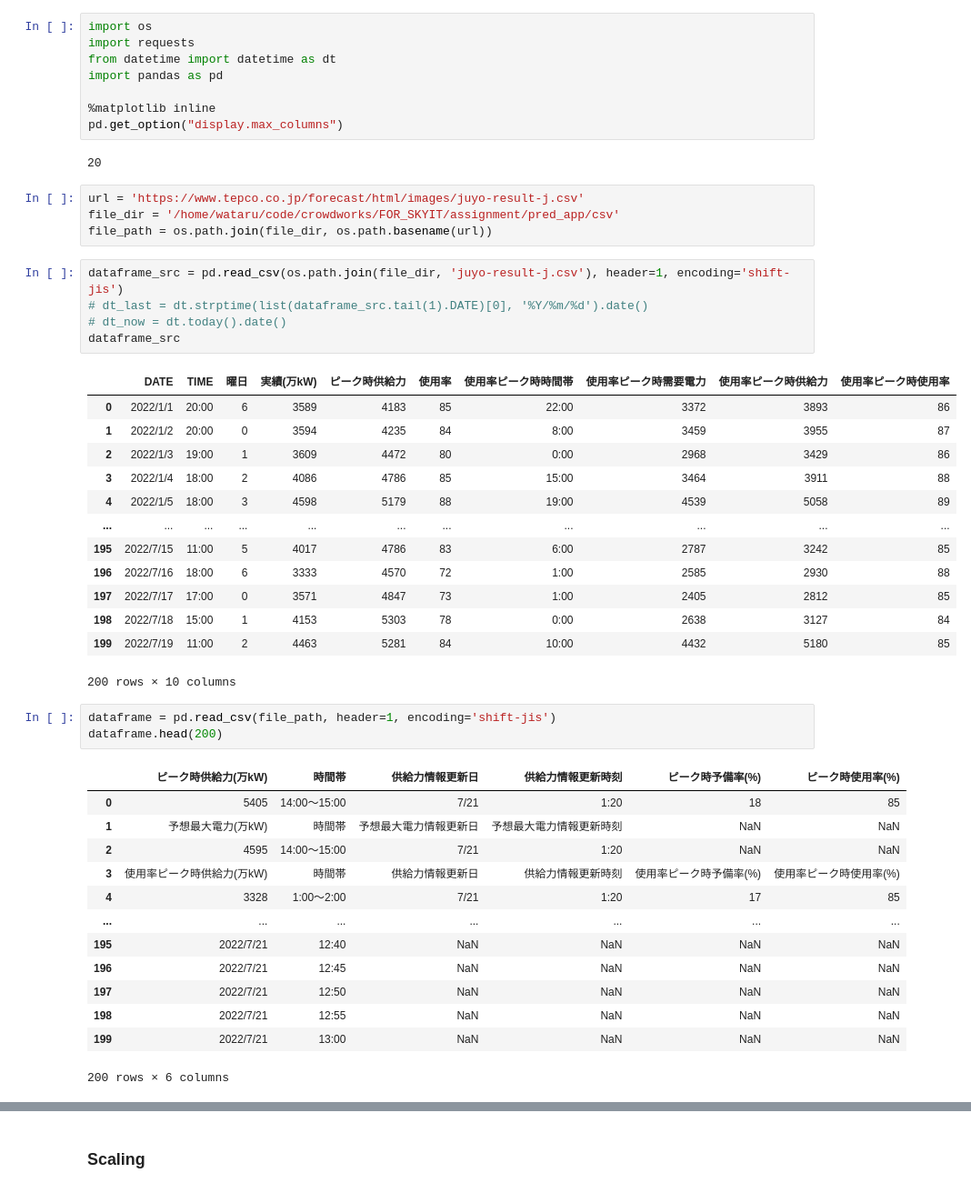
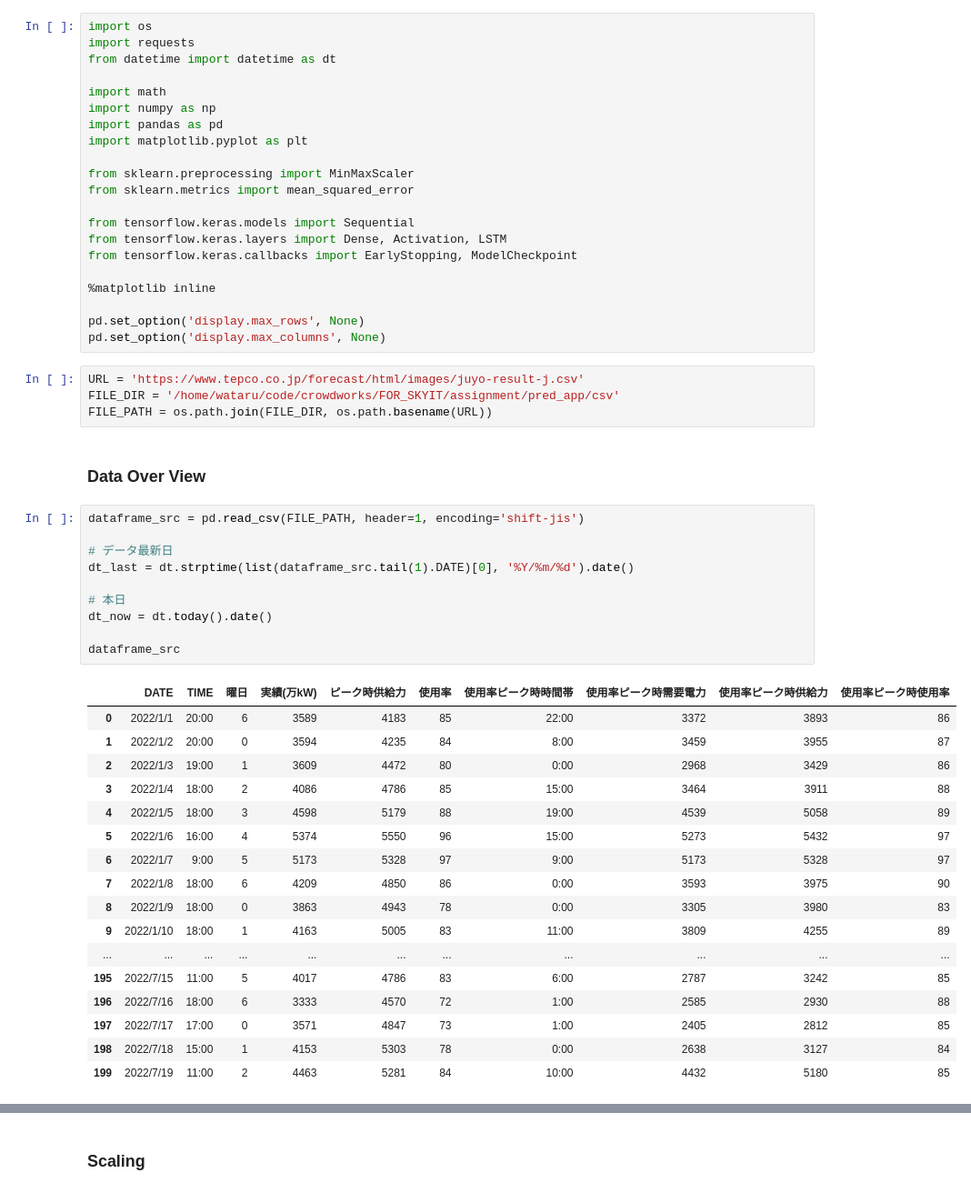
Before and after one commit to TISKYIT/e_power_pred, a Jupyter notebook: e_power_pred_test.ipynb, the cells around one changed output, grey strips where cells are left out. Shown at 91% size. Cells and saved outputs as stored; diff of their text form.

```diff
--- a/e_power_pred_test.ipynb
+++ b/e_power_pred_test.ipynb
@@ -2,50 +2,55 @@
 import os
 import requests
 from datetime import datetime as dt
+
+import math
+import numpy as np
 import pandas as pd
+import matplotlib.pyplot as plt
+
+from sklearn.preprocessing import MinMaxScaler
+from sklearn.metrics import mean_squared_error
+
+from tensorflow.keras.models import Sequential
+from tensorflow.keras.layers import Dense, Activation, LSTM
+from tensorflow.keras.callbacks import EarlyStopping, ModelCheckpoint
 
 %matplotlib inline
-pd.get_option("display.max_columns")
+
+pd.set_option('display.max_rows', None)
+pd.set_option('display.max_columns', None)
-# %% [output]
-20
 # %%
-url = 'https://www.tepco.co.jp/forecast/html/images/juyo-result-j.csv'
-file_dir = '/home/wataru/code/crowdworks/FOR_SKYIT/assignment/pred_app/csv'
-file_path = os.path.join(file_dir, os.path.basename(url))
+URL = 'https://www.tepco.co.jp/forecast/html/images/juyo-result-j.csv'
+FILE_DIR = '/home/wataru/code/crowdworks/FOR_SKYIT/assignment/pred_app/csv'
+FILE_PATH = os.path.join(FILE_DIR, os.path.basename(URL))
+# %% [markdown]
+### Data Over View
 # %%
-dataframe_src = pd.read_csv(os.path.join(file_dir, 'juyo-result-j.csv'), header=1, encoding='shift-jis')
-# dt_last = dt.strptime(list(dataframe_src.tail(1).DATE)[0], '%Y/%m/%d').date()
-# dt_now = dt.today().date()
+dataframe_src = pd.read_csv(FILE_PATH, header=1, encoding='shift-jis')
+
+# データ最新日
+dt_last = dt.strptime(list(dataframe_src.tail(1).DATE)[0], '%Y/%m/%d').date()
+
+# 本日
+dt_now = dt.today().date()
+
 dataframe_src
 # %% [output]
 |  | DATE | TIME | 曜日 | 実績(万kW) | ピーク時供給力 | 使用率 | 使用率ピーク時時間帯 | 使用率ピーク時需要電力 | 使用率ピーク時供給力 | 使用率ピーク時使用率 |
 | 0 | 2022/1/1 | 20:00 | 6 | 3589 | 4183 | 85 | 22:00 | 3372 | 3893 | 86 |
 | 1 | 2022/1/2 | 20:00 | 0 | 3594 | 4235 | 84 | 8:00 | 3459 | 3955 | 87 |
 | 2 | 2022/1/3 | 19:00 | 1 | 3609 | 4472 | 80 | 0:00 | 2968 | 3429 | 86 |
 | 3 | 2022/1/4 | 18:00 | 2 | 4086 | 4786 | 85 | 15:00 | 3464 | 3911 | 88 |
 | 4 | 2022/1/5 | 18:00 | 3 | 4598 | 5179 | 88 | 19:00 | 4539 | 5058 | 89 |
+| 5 | 2022/1/6 | 16:00 | 4 | 5374 | 5550 | 96 | 15:00 | 5273 | 5432 | 97 |
+| 6 | 2022/1/7 | 9:00 | 5 | 5173 | 5328 | 97 | 9:00 | 5173 | 5328 | 97 |
+| 7 | 2022/1/8 | 18:00 | 6 | 4209 | 4850 | 86 | 0:00 | 3593 | 3975 | 90 |
+| 8 | 2022/1/9 | 18:00 | 0 | 3863 | 4943 | 78 | 0:00 | 3305 | 3980 | 83 |
+| 9 | 2022/1/10 | 18:00 | 1 | 4163 | 5005 | 83 | 11:00 | 3809 | 4255 | 89 |
 | ... | ... | ... | ... | ... | ... | ... | ... | ... | ... | ... |
 | 195 | 2022/7/15 | 11:00 | 5 | 4017 | 4786 | 83 | 6:00 | 2787 | 3242 | 85 |
 | 196 | 2022/7/16 | 18:00 | 6 | 3333 | 4570 | 72 | 1:00 | 2585 | 2930 | 88 |
 | 197 | 2022/7/17 | 17:00 | 0 | 3571 | 4847 | 73 | 1:00 | 2405 | 2812 | 85 |
 | 198 | 2022/7/18 | 15:00 | 1 | 4153 | 5303 | 78 | 0:00 | 2638 | 3127 | 84 |
 | 199 | 2022/7/19 | 11:00 | 2 | 4463 | 5281 | 84 | 10:00 | 4432 | 5180 | 85 |
-200 rows × 10 columns
-# %%
-dataframe = pd.read_csv(file_path, header=1, encoding='shift-jis')
-dataframe.head(200)
-# %% [output]
-|  | ピーク時供給力(万kW) | 時間帯 | 供給力情報更新日 | 供給力情報更新時刻 | ピーク時予備率(%) | ピーク時使用率(%) |
-| 0 | 5405 | 14:00〜15:00 | 7/21 | 1:20 | 18 | 85 |
-| 1 | 予想最大電力(万kW) | 時間帯 | 予想最大電力情報更新日 | 予想最大電力情報更新時刻 | NaN | NaN |
-| 2 | 4595 | 14:00〜15:00 | 7/21 | 1:20 | NaN | NaN |
-| 3 | 使用率ピーク時供給力(万kW) | 時間帯 | 供給力情報更新日 | 供給力情報更新時刻 | 使用率ピーク時予備率(%) | 使用率ピーク時使用率(%) |
-| 4 | 3328 | 1:00〜2:00 | 7/21 | 1:20 | 17 | 85 |
-| ... | ... | ... | ... | ... | ... | ... |
-| 195 | 2022/7/21 | 12:40 | NaN | NaN | NaN | NaN |
-| 196 | 2022/7/21 | 12:45 | NaN | NaN | NaN | NaN |
-| 197 | 2022/7/21 | 12:50 | NaN | NaN | NaN | NaN |
-| 198 | 2022/7/21 | 12:55 | NaN | NaN | NaN | NaN |
-| 199 | 2022/7/21 | 13:00 | NaN | NaN | NaN | NaN |
-200 rows × 6 columns
 # %%
```
Also changed, not shown: parts of 8 cells of this notebook.
